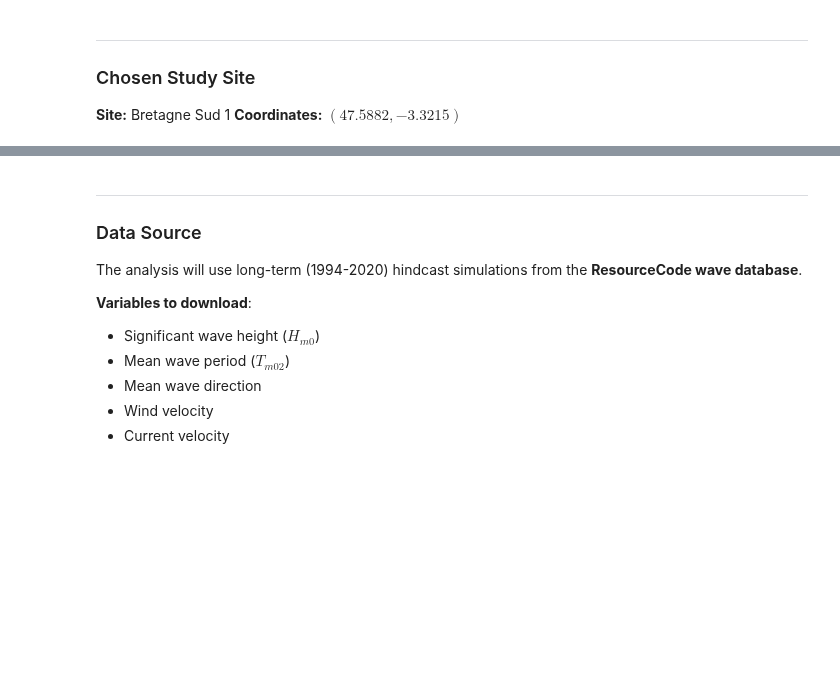
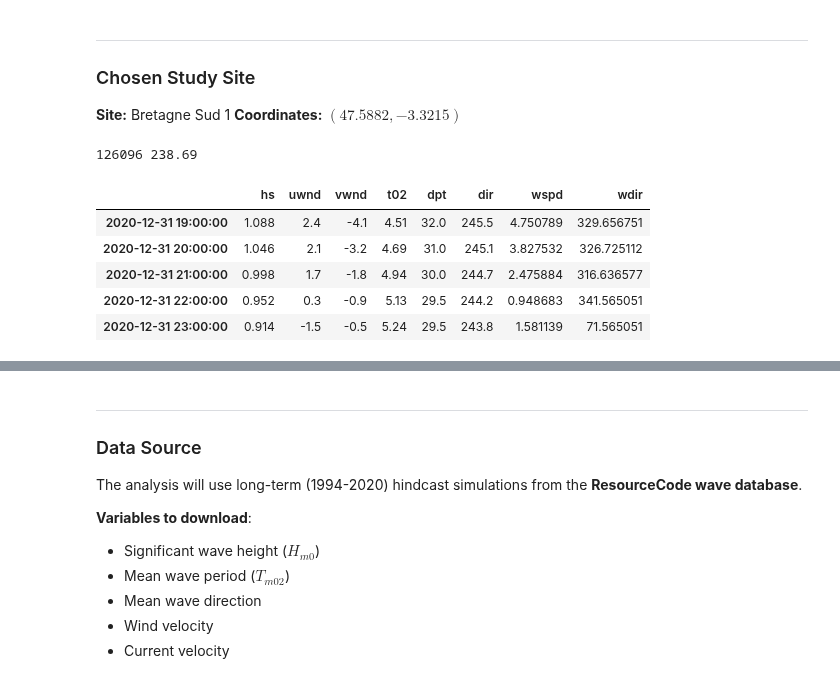
Before and after one commit to Lucaschikashy/sea-states_project_bretagne, a Jupyter notebook: index_project_EVA_1.ipynb, the cells around one changed output, grey strips where cells are left out. Cells and saved outputs as stored; diff of their text form; code cells hidden in the pictures; blank space fills up the shorter version.

```diff
--- a/index_project_EVA_1.ipynb
+++ b/index_project_EVA_1.ipynb
@@ -46,18 +46,27 @@ warnings.filterwarnings("ignore")
 # %%
 client = resourcecode.Client()
 # load the resourcecode dataset from Bretagne Sud 1
 # find the closest point to the coordinates
 point_id, dist_m = resourcecode.data.get_closest_point(latitude=47.5882, longitude=-3.3215)
 print(point_id, dist_m)
 
 # get the data from the closest point
-data = client.get_dataframe_from_criteria(
-    """
+data = client.get_dataframe_from_criteria("""
 {
-    "node": 126096,
+    "node": """ + str(point_id) + """,
     "start": 0,
     "end": 99999903600,
-    "parameter": ["hs","uwnd","vwnd"]
+    "parameter": ["hs","uwnd","vwnd", "t02", "dpt", "dir"]
 }
-"""
-)
+""")
+# compute wind speed and dircetion from u and v vector components
+data["wspd"], data["wdir"] = resourcecode.utils.zmcomp2metconv(data.uwnd, data.vwnd)
+data.tail()
+# %% [output]
+126096 238.69
+|  | hs | uwnd | vwnd | t02 | dpt | dir | wspd | wdir |
+| 2020-12-31 19:00:00 | 1.088 | 2.4 | -4.1 | 4.51 | 32.0 | 245.5 | 4.750789 | 329.656751 |
+| 2020-12-31 20:00:00 | 1.046 | 2.1 | -3.2 | 4.69 | 31.0 | 245.1 | 3.827532 | 326.725112 |
+| 2020-12-31 21:00:00 | 0.998 | 1.7 | -1.8 | 4.94 | 30.0 | 244.7 | 2.475884 | 316.636577 |
+| 2020-12-31 22:00:00 | 0.952 | 0.3 | -0.9 | 5.13 | 29.5 | 244.2 | 0.948683 | 341.565051 |
+| 2020-12-31 23:00:00 | 0.914 | -1.5 | -0.5 | 5.24 | 29.5 | 243.8 | 1.581139 | 71.565051 |
```
Also changed, not shown: parts of 41 cells of this notebook, 8 other files.
